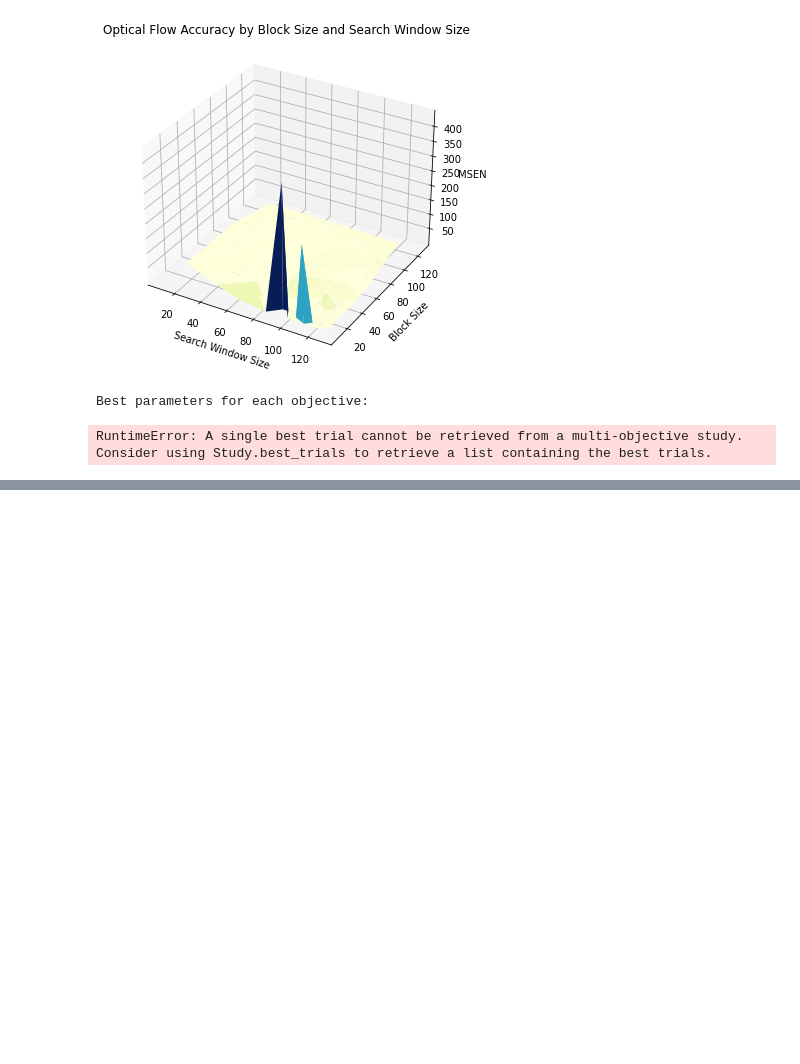
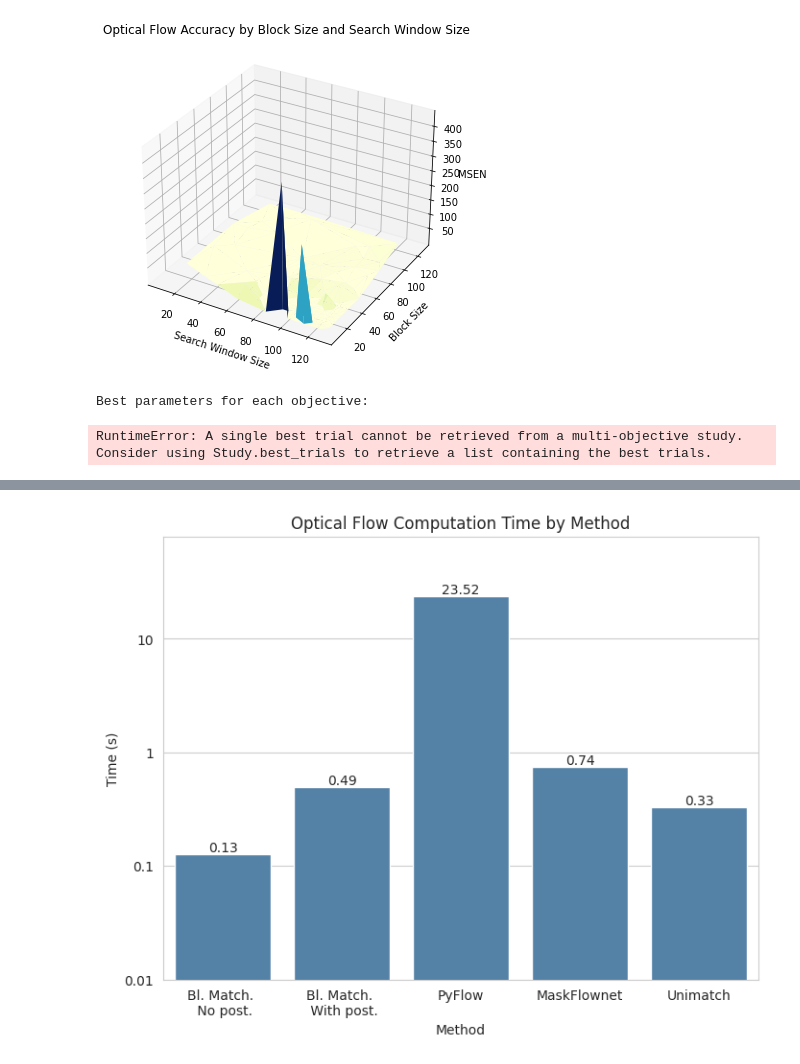
Before and after one commit to mcv-m6-video/mcv-m6-2023-team2, a Jupyter notebook: week4/task_1_viz.ipynb, the cells around one changed output, grey strips where cells are left out. Cells and saved outputs as stored; diff of their text form; code cells hidden in the pictures; blank space fills up the shorter version.

```diff
--- a/week4/task_1_viz.ipynb
+++ b/week4/task_1_viz.ipynb
@@ -201,0 +261,36 @@ optuna.visualization.plot_param_importances(study)
+# %%
+import seaborn as sns
+import matplotlib.pyplot as plt
+import numpy as np
+
+# Group the data by error function and calculate the mean time value for each group
+# grouped = df.groupby(['error_function']).mean()[['time']].reset_index()
+
+# Set the style of the plot
+sns.set_style('whitegrid')
+
+# Set the figure size and create the bar plot
+fig, ax = plt.subplots(figsize=(8, 6))
+sns.barplot(x='Method', y='Time (s)', data=df, color='steelblue', ax=ax)
+
+# Set the y-axis scale to logarithmic to compress the values
+ax.set_yscale('log')
+
+# Customize the axis labels, title, and legend
+ax.set_xlabel('Method')
+ax.set_ylabel('Time (s)')
+ax.set_title('Optical Flow Computation Time by Method')
+
+for p in ax.patches:
+    ax.text(p.get_x() + p.get_width() / 2., p.get_height(), '{:.2f}'.format(p.get_height()),
+            ha='center', va='bottom')
+
+# Set the y-axis ticks and labels
+ticks = np.logspace(-2, 4, num=7)
+ax.set_yticks(ticks)
+ax.set_yticklabels(['{:.2g}'.format(t) for t in ticks])
+plt.ylim([0, 80])
+
+plt.show()
+# %% [output]
+[figure, added]
```
Also changed, not shown: parts of 4 cells of this notebook, 2 other files.
